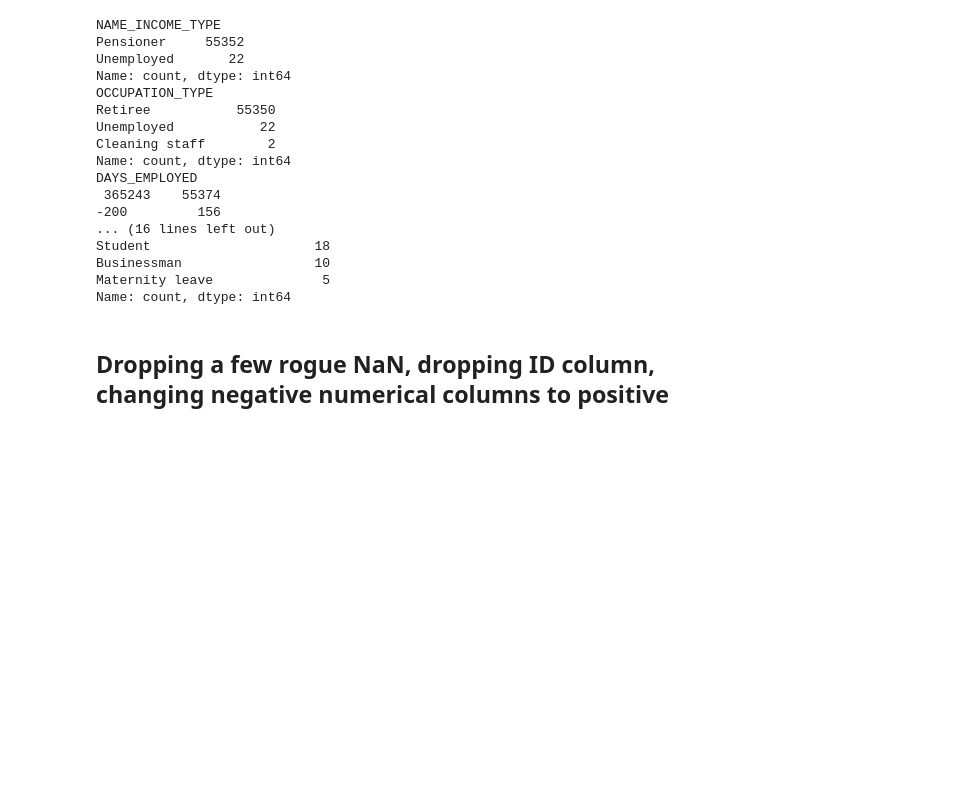
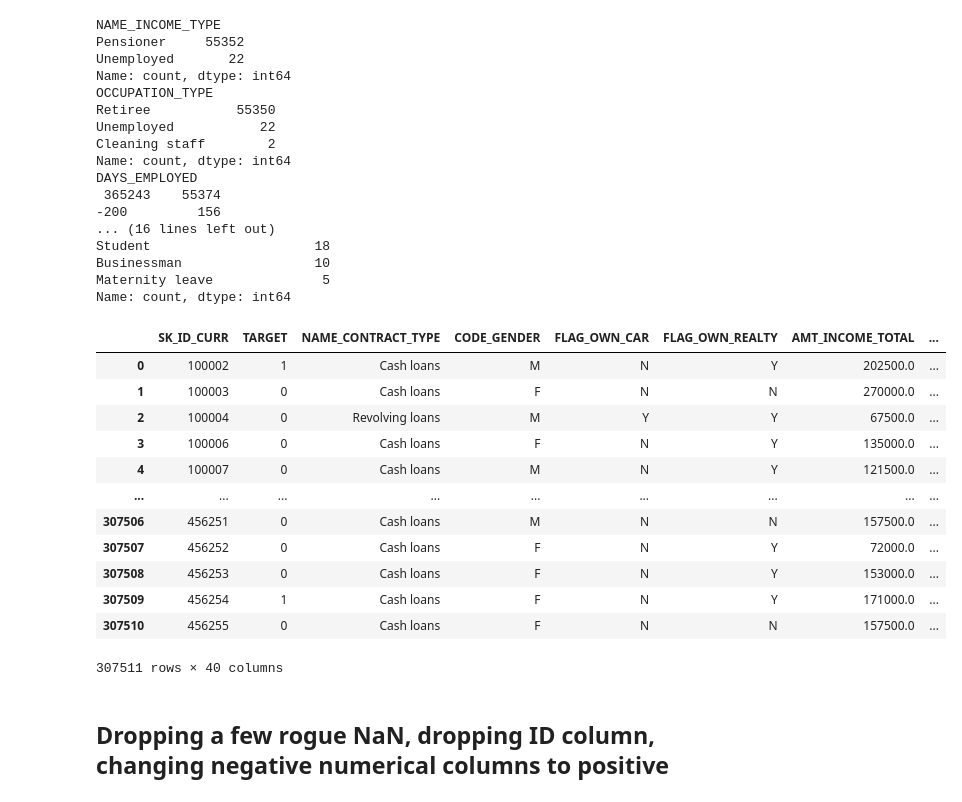
Before and after one commit to Abjaraco/loan_project, a Jupyter notebook: loan_default_EDA.ipynb, the cells around one changed output. Drawn from its saved outputs; the diff is of its cells as text; code cells hidden in the pictures; blank space fills up the shorter version.

```diff
--- a/loan_default_EDA.ipynb
+++ b/loan_default_EDA.ipynb
@@ -933,42 +935,42 @@ AMT_REQ_CREDIT_BUREAU_YEAR     41519
 dtype: int64
 # %%
 # Fill in data on Pensioners
-null_in_occupation = refined_df[refined_df['OCCUPATION_TYPE'].isna()]
-occupation_distribution = null_in_occupation['NAME_INCOME_TYPE'].value_counts(dropna=False)  # includes nulls in Occupation Type if present
+null_in_col2 = df_dropped[df_dropped['OCCUPATION_TYPE'].isna()]
+col1_distribution = null_in_col2['NAME_INCOME_TYPE'].value_counts(dropna=False)  # includes nulls in Occupation Type if present
 print("When Occulation Type is null, Income Type contains:")
-print(occupation_distribution)
+print(col1_distribution)
 
-count = (refined_df['NAME_INCOME_TYPE'] == 'Pensioner').sum()
+count = (df_dropped['NAME_INCOME_TYPE'] == 'Pensioner').sum()
 print(count)
 
-pensioners_data = refined_df[refined_df['NAME_INCOME_TYPE'] == 'Pensioner']
+pensioners_data = df_dropped[df_dropped['NAME_INCOME_TYPE'] == 'Pensioner']
 occupation_distribution = pensioners_data['OCCUPATION_TYPE'].value_counts(dropna=False)  # Includes NaN if present
 
 print("Distribution of Occupation Type values for 'pensioners' in Income Type:")
 print(occupation_distribution)
 
-worker_data = refined_df[refined_df['NAME_INCOME_TYPE'] == 'Working']
+worker_data = df_dropped[df_dropped['NAME_INCOME_TYPE'] == 'Working']
 occupation_distribution = worker_data['OCCUPATION_TYPE'].value_counts(dropna=False)  # Includes NaN if present
 
 print("Distribution of Occupation Type values for 'Working' in Income Type:")
 print(occupation_distribution)
 
-commercial_data = refined_df[refined_df['NAME_INCOME_TYPE'] == 'Commercial associate']
+commercial_data = df_dropped[df_dropped['NAME_INCOME_TYPE'] == 'Commercial associate']
 occupation_distribution_distribution = commercial_data['OCCUPATION_TYPE'].value_counts(dropna=False)  # Includes NaN if present
 
 print("Distribution of Occupation Type values for 'Commercial Associate' in Income Type:")
 print(occupation_distribution)
 
-state_servant_data = refined_df[refined_df['NAME_INCOME_TYPE'] == 'State servant']
+state_servant_data = df_dropped[df_dropped['NAME_INCOME_TYPE'] == 'State servant']
 occupation_distribution = state_servant_data['OCCUPATION_TYPE'].value_counts(dropna=False)
 
 print("Distribution of Occupation Type values for 'State servant' in Income Type:")
 print(occupation_distribution)
 
-refined_df.loc[(refined_df['NAME_INCOME_TYPE'] == 'Pensioner') & (refined_df['OCCUPATION_TYPE'].isna()), 'OCCUPATION_TYPE'] = 'Retiree'
+df_dropped.loc[(df_dropped['NAME_INCOME_TYPE'] == 'Pensioner') & (df_dropped['OCCUPATION_TYPE'].isna()), 'OCCUPATION_TYPE'] = 'Retiree'
 
-refined_df.loc[(refined_df['NAME_INCOME_TYPE'] == 'Unemployed') & (refined_df['OCCUPATION_TYPE'].isna()), 'OCCUPATION_TYPE'] = 'Unemployed'
-nullcount = refined_df['OCCUPATION_TYPE'].isnull().sum()
+df_dropped.loc[(df_dropped['NAME_INCOME_TYPE'] == 'Unemployed') & (df_dropped['OCCUPATION_TYPE'].isna()), 'OCCUPATION_TYPE'] = 'Unemployed'
+nullcount = df_dropped['OCCUPATION_TYPE'].isnull().sum()
 print(nullcount)
 # %% [output]
 When Occulation Type is null, Income Type contains:
@@ -991,22 +993,22 @@ Name: count, dtype: int64
 # %%
 # In days employed we have values of 365243, which could mean that the person is not employed, so we will replace this with 0
 # First we need to check the distribution of the values in the column
-result = refined_df.loc[refined_df['DAYS_EMPLOYED'] == 365243, 'NAME_INCOME_TYPE'].value_counts()
+result = df_dropped.loc[df_dropped['DAYS_EMPLOYED'] == 365243, 'NAME_INCOME_TYPE'].value_counts()
 
 print(result)
 
-result = refined_df.loc[refined_df['DAYS_EMPLOYED'] == 365243, 'OCCUPATION_TYPE'].value_counts()
+result = df_dropped.loc[df_dropped['DAYS_EMPLOYED'] == 365243, 'OCCUPATION_TYPE'].value_counts()
 
 
 print(result)
 
 # Value counts for DAYS_EMPLOYED column matches up with the income type and occupation type of pensioners and unemployeds, so we can replace the value with 0
 
-print(refined_df['DAYS_EMPLOYED'].value_counts())
+print(df_dropped['DAYS_EMPLOYED'].value_counts())
 
-refined_df.loc[refined_df['DAYS_EMPLOYED'] ==  365243, 'DAYS_EMPLOYED'] = 0
+df_dropped.loc[df_dropped['DAYS_EMPLOYED'] ==  365243, 'DAYS_EMPLOYED'] = 0
 
-print(refined_df['NAME_INCOME_TYPE'].value_counts())
+print(df_dropped['NAME_INCOME_TYPE'].value_counts())
 # %% [output]
 NAME_INCOME_TYPE
 Pensioner     55352
@@ -1025,6 +1027,22 @@ Student                     18
 Businessman                 10
 Maternity leave              5
 Name: count, dtype: int64
+# %%
+df_dropped
+# %% [output]
+|  | SK_ID_CURR | TARGET | NAME_CONTRACT_TYPE | CODE_GENDER | FLAG_OWN_CAR | FLAG_OWN_REALTY | AMT_INCOME_TOTAL | ... |
+| 0 | 100002 | 1 | Cash loans | M | N | Y | 202500.0 | ... |
+| 1 | 100003 | 0 | Cash loans | F | N | N | 270000.0 | ... |
+| 2 | 100004 | 0 | Revolving loans | M | Y | Y | 67500.0 | ... |
+| 3 | 100006 | 0 | Cash loans | F | N | Y | 135000.0 | ... |
+| 4 | 100007 | 0 | Cash loans | M | N | Y | 121500.0 | ... |
+| ... | ... | ... | ... | ... | ... | ... | ... | ... |
+| 307506 | 456251 | 0 | Cash loans | M | N | N | 157500.0 | ... |
+| 307507 | 456252 | 0 | Cash loans | F | N | Y | 72000.0 | ... |
+| 307508 | 456253 | 0 | Cash loans | F | N | Y | 153000.0 | ... |
+| 307509 | 456254 | 1 | Cash loans | F | N | Y | 171000.0 | ... |
+| 307510 | 456255 | 0 | Cash loans | F | N | N | 157500.0 | ... |
+307511 rows × 40 columns
 # %% [markdown]
 ## Dropping a few rogue NaN, dropping ID column, changing negative numerical columns to positive
 # %%
```
Also changed, not shown: parts of 15 cells of this notebook, 1 other file.
